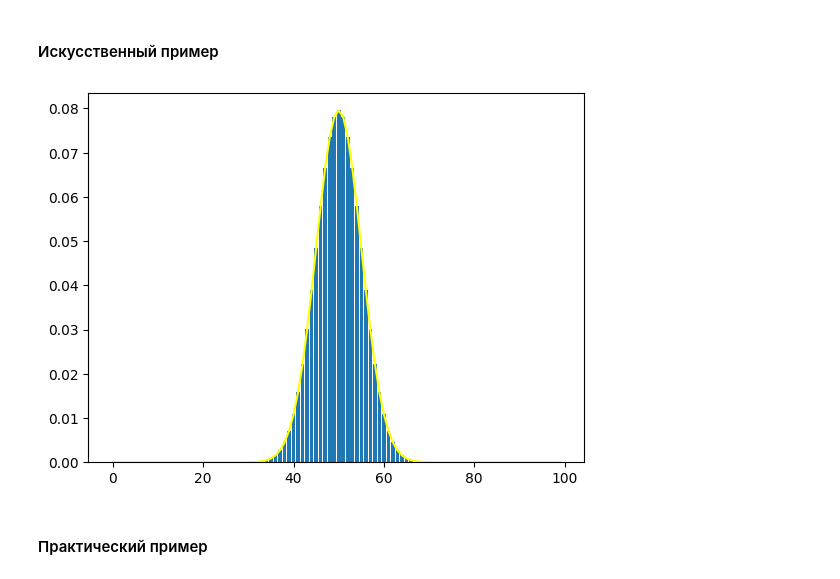
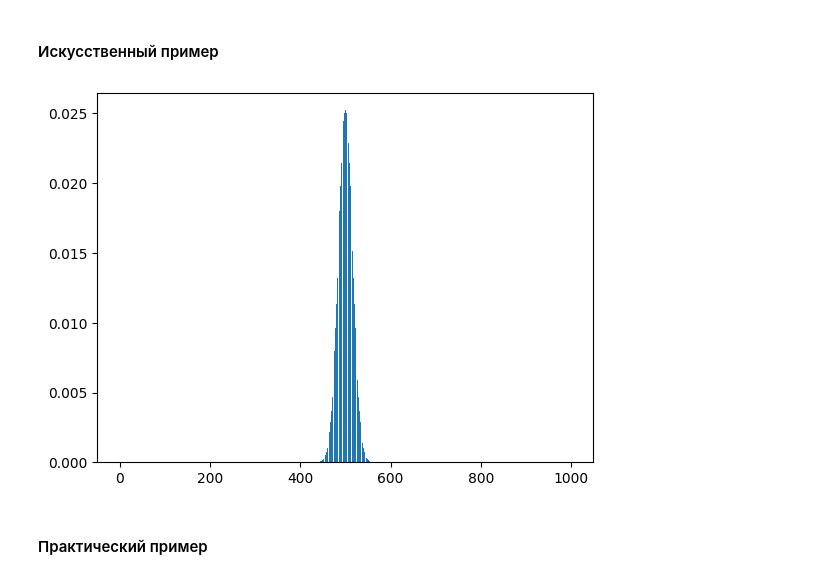
Before and after one commit to funcid/data-science, a Jupyter notebook: 05. Мат. ожидание, дисперсия, корреляция, ковариация.ipynb, the cells around one changed output. Saved outputs shown, nothing was run; the diff lists cells and outputs as text; code cells hidden in the pictures.

```diff
--- a/05. Мат. ожидание, дисперсия, корреляция, ковариация.ipynb
+++ b/05. Мат. ожидание, дисперсия, корреляция, ковариация.ipynb
@@ -87,24 +87,22 @@ N независимых случайных экспериментов, таки
 Ω = [ 'Орел', 'Решка' ] # множество элементарных событий
 A = [ 'Орел' ] # благоприятное событие
 
-N = 100 # количество экспериментов
+N = 1_000 # количество экспериментов
+D = 1_000 # количество индервалов для деления
 P = len(A) / len(Ω) # вероятность события { 'Орел' }
 # %% [markdown]
 #### Искусственный пример
 # %%
-def experimental(count, color = 'yellow'):
-    binomial = {}
+def experimental(color = 'yellow'):
+    interval = np.arange(D)
+    binomial = sps.binom.pmf(interval, N, P)
 
-    for i in range(N):
-        binomial[i] = sps.binom.pmf(i, N, P)
-
-    plt.plot(*zip(*sorted(binomial.items())), color = color)
-    plt.bar(binomial.keys(), binomial.values())
+    plt.bar(interval, binomial)
 # %%
-experimental(N)
+experimental()
 plt.show()
 # %% [output]
-[figure, old version]
+[figure, new version]
 # %% [markdown]
 #### Практический пример
 # %%
```
Also changed, not shown: parts of 10 cells of this notebook.
